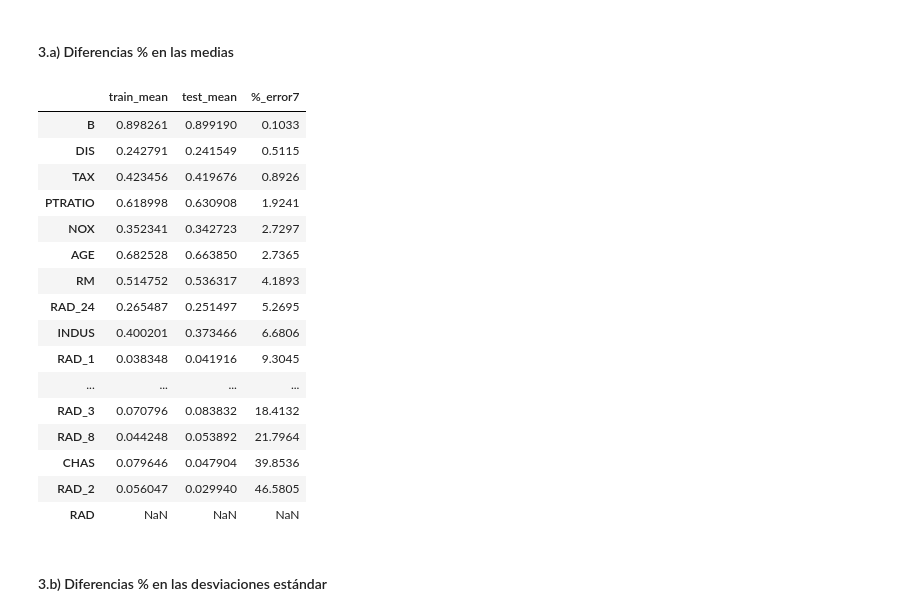
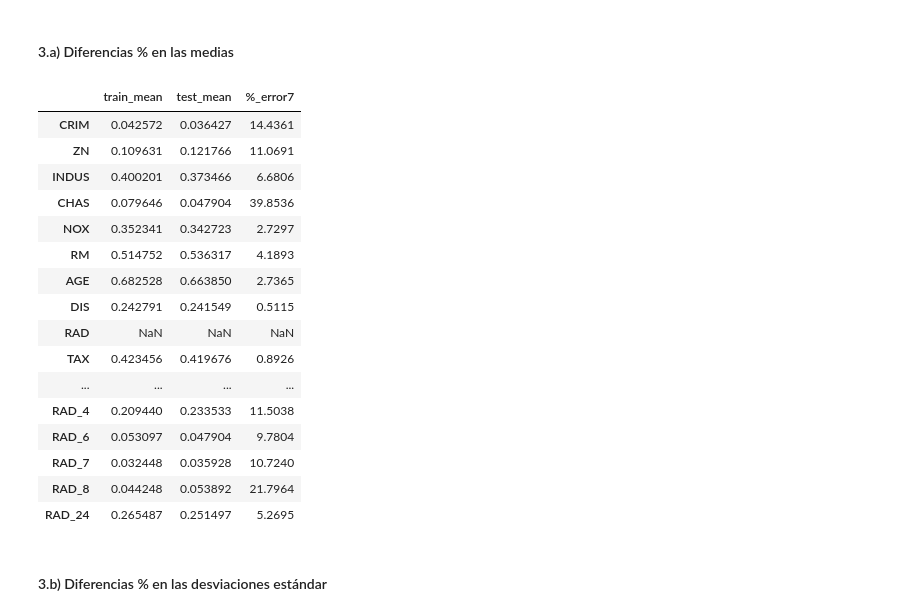
Before and after one commit to amariasm/Tasca-M5-T02, a Jupyter notebook: Tasca M5-_T02.ipynb, the cells around one changed output. Cells and saved outputs as stored; diff of their text form; code cells hidden in the pictures.

```diff
--- a/Tasca M5-_T02.ipynb
+++ b/Tasca M5-_T02.ipynb
@@ -1193,34 +1193,35 @@ plt.savefig("Gafico5_Dist_Variables_Numericas.png")
 # %%
 # Data Summary
 # Creacción de un diccionario con los resultados de las medias de los datos y train
 outcomes7 = {'train_mean':X_train_Norm.mean(),'test_mean':X_test_Norm.mean()}
 
 # Transformación del diccionario en un data frame
 outcomes7 = pd.DataFrame(outcomes7, index=["CRIM","ZN","INDUS","CHAS","NOX","RM ","AGE","DIS","RAD","TAX","PTRATIO","B","LSTAT","RAD_1","RAD_2","RAD_3","RAD_4","RAD_6","RAD_7","RAD_8","RAD_24"])
 
 # Se añade el valor correspondiente al error %
 outcomes7['%_error7'] =round( (abs(outcomes7['train_mean'] - outcomes7['test_mean']))/outcomes7['train_mean'] *100,4)
 
 # Salida de información en función del menor valor del error %.
-outcomes7.sort_values(by='%_error7')
+#outcomes7.sort_values(by='%_error7')
+outcomes7
 # %% [output]
 |  | train_mean | test_mean | %_error7 |
-| B | 0.898261 | 0.899190 | 0.1033 |
+| CRIM | 0.042572 | 0.036427 | 14.4361 |
+| ZN | 0.109631 | 0.121766 | 11.0691 |
+| INDUS | 0.400201 | 0.373466 | 6.6806 |
+| CHAS | 0.079646 | 0.047904 | 39.8536 |
+| NOX | 0.352341 | 0.342723 | 2.7297 |
+| RM | 0.514752 | 0.536317 | 4.1893 |
+| AGE | 0.682528 | 0.663850 | 2.7365 |
 | DIS | 0.242791 | 0.241549 | 0.5115 |
+| RAD | NaN | NaN | NaN |
 | TAX | 0.423456 | 0.419676 | 0.8926 |
-| PTRATIO | 0.618998 | 0.630908 | 1.9241 |
-| NOX | 0.352341 | 0.342723 | 2.7297 |
-| AGE | 0.682528 | 0.663850 | 2.7365 |
-| RM | 0.514752 | 0.536317 | 4.1893 |
+| ... | ... | ... | ... |
+| RAD_4 | 0.209440 | 0.233533 | 11.5038 |
+| RAD_6 | 0.053097 | 0.047904 | 9.7804 |
+| RAD_7 | 0.032448 | 0.035928 | 10.7240 |
+| RAD_8 | 0.044248 | 0.053892 | 21.7964 |
 | RAD_24 | 0.265487 | 0.251497 | 5.2695 |
-| INDUS | 0.400201 | 0.373466 | 6.6806 |
-| RAD_1 | 0.038348 | 0.041916 | 9.3045 |
-| ... | ... | ... | ... |
-| RAD_3 | 0.070796 | 0.083832 | 18.4132 |
-| RAD_8 | 0.044248 | 0.053892 | 21.7964 |
-| CHAS | 0.079646 | 0.047904 | 39.8536 |
-| RAD_2 | 0.056047 | 0.029940 | 46.5805 |
-| RAD | NaN | NaN | NaN |
 # %% [markdown]
 #### 3.b) Diferencias % en las desviaciones estándar
 # %%
```
Also changed, not shown: parts of 2 cells of this notebook, 2 other files.
